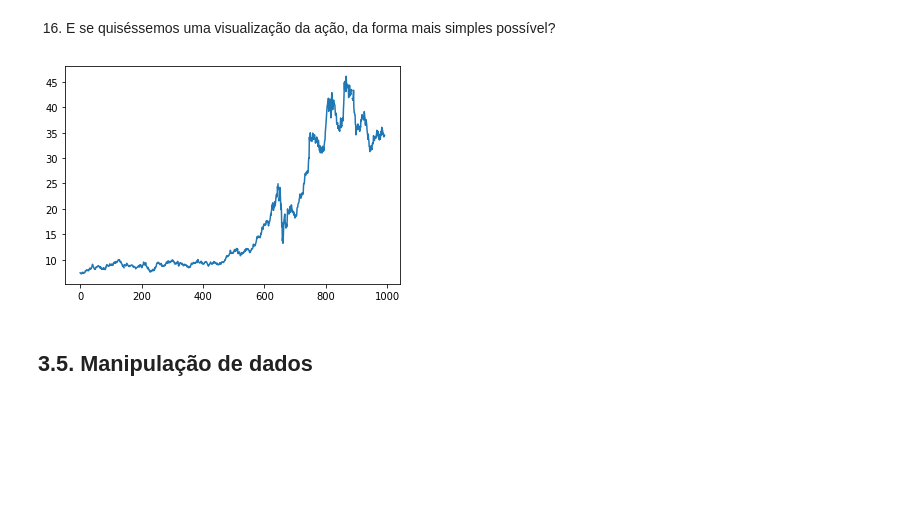
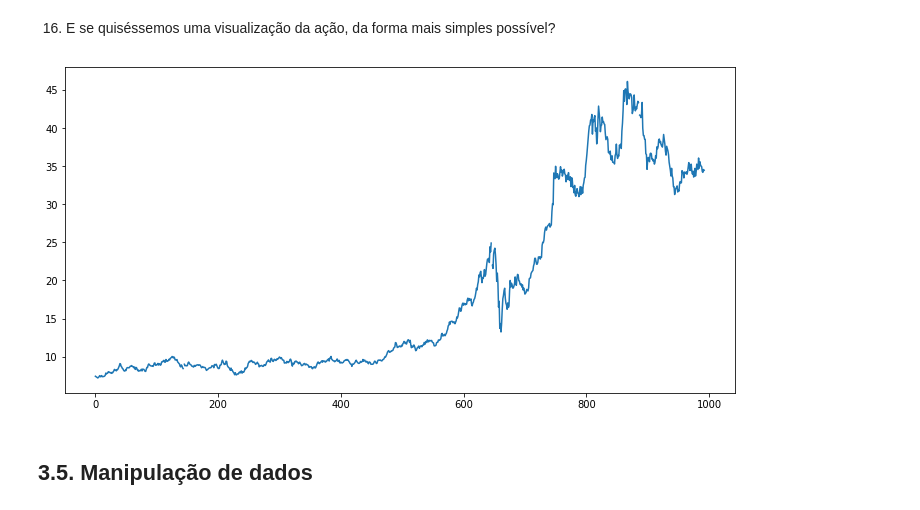
Before and after one commit to JLVanin/Financas_Quantitativas, a Jupyter notebook: Finanças_Quantitativas/Finanças_Quantitativas.ipynb, the cells around one changed output. Cells and saved outputs as stored; diff of their text form; code cells hidden in the pictures; blank space fills up the shorter version.

```diff
--- a/Finanças_Quantitativas/Finanças_Quantitativas.ipynb
+++ b/Finanças_Quantitativas/Finanças_Quantitativas.ipynb
@@ -178,9 +150,9 @@ os.getcwd()
 # %% [markdown]
 16. E se quiséssemos uma visualização da ação, da forma mais simples possível?
 # %%
-arquivo.Close.plot();
+arquivo.Close.plot(figsize= (12,6));
 # %% [output]
-[figure, old version]
+[figure, new version]
 # %% [markdown]
 ## 3.5. Manipulação de dados
 # %% [markdown]
```
Also changed, not shown: parts of 41 cells of this notebook.
